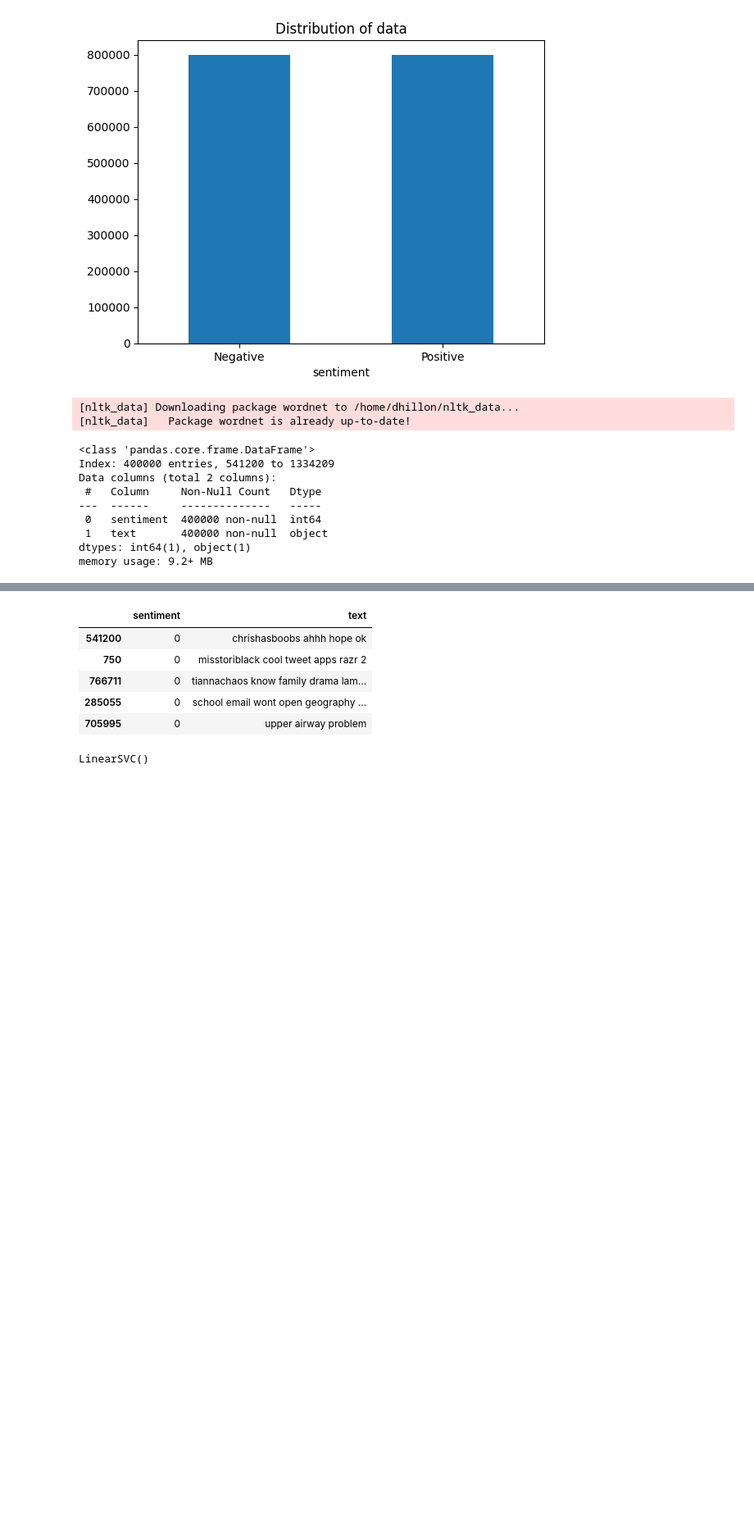
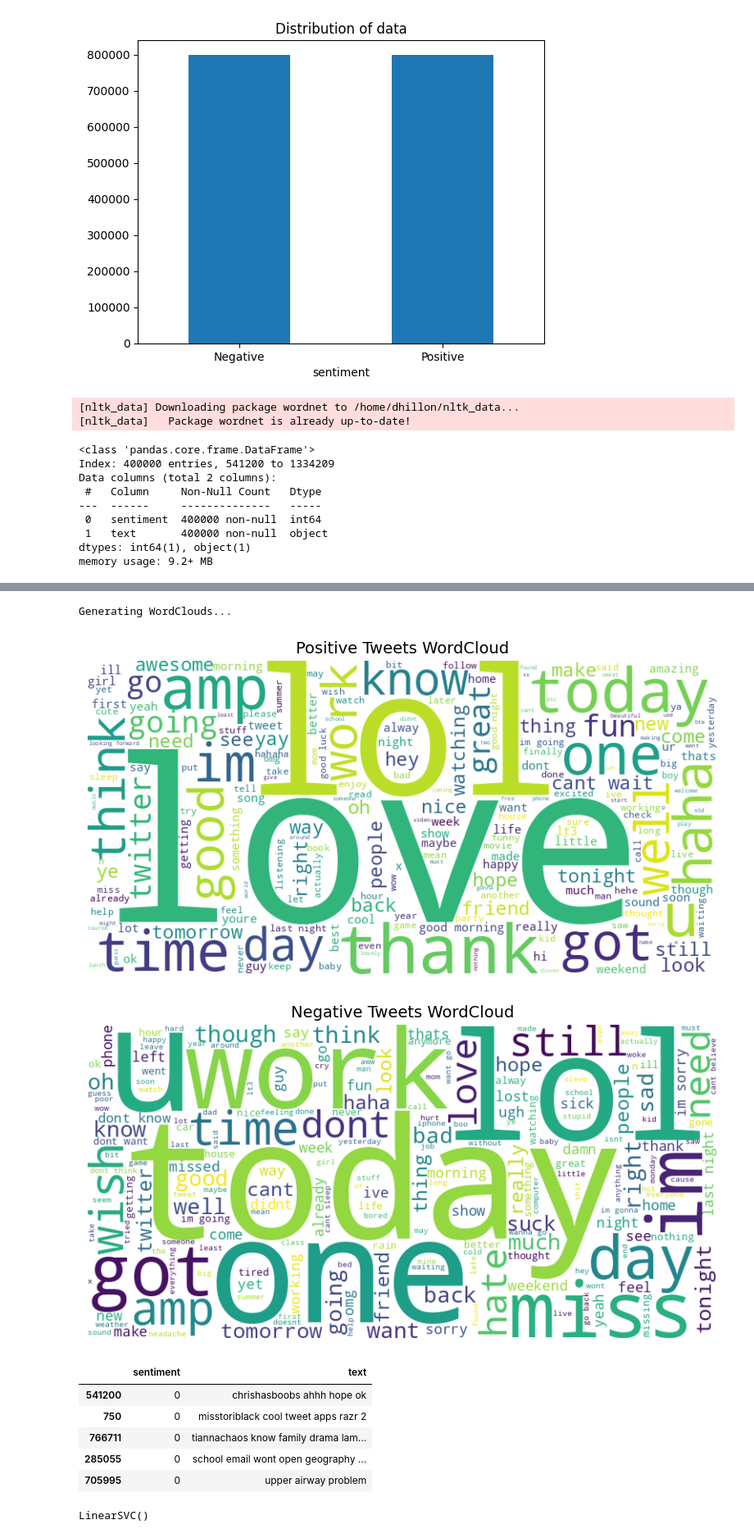
Before and after one commit to adhillon192/SimpleMLProject, a Jupyter notebook: project.ipynb, the cells around one changed output, grey strips where cells are left out. Shown: that part at 82% size. Saved outputs shown, nothing was run; the diff lists cells and outputs as text; code cells hidden in the pictures; blank space fills up the shorter version.

```diff
--- a/project.ipynb
+++ b/project.ipynb
@@ -213,3 +247,31 @@ dataset['text'] = dataset['text'].apply(preprocess_text)
+# %%
+def generate_wordcloud(text_data, title):
+    """Generate and display a word cloud from a list of text data."""
+    wordcloud = WordCloud(width=800, height=400, background_color='white').generate(' '.join(text_data))
+
+    # Display the WordCloud
+    plt.figure(figsize=(10, 5))
+    plt.imshow(wordcloud, interpolation='bilinear')
+    plt.axis('off')
+    plt.title(title, fontsize=14)
+    plt.show()
+
+# Assuming you have a DataFrame with 'text' (cleaned tweets) and 'sentiment' columns
+def generate_sentiment_wordclouds(df):
+    """Generate word clouds for positive and negative tweets separately."""
+    positive_tweets = df[df['sentiment'] == 1]['text'].tolist()
+    negative_tweets = df[df['sentiment'] == 0]['text'].tolist()
+
+    print("Generating WordClouds...")
+
+    generate_wordcloud(positive_tweets, "Positive Tweets WordCloud")
+    generate_wordcloud(negative_tweets, "Negative Tweets WordCloud")
+
+generate_sentiment_wordclouds(dataset)
+# %% [output]
+Generating WordClouds...
+[figure, added]
+[figure, added]
 # %%
 dataset.head(5)
 # %% [output]
```
Also changed, not shown: parts of 7 cells of this notebook.
